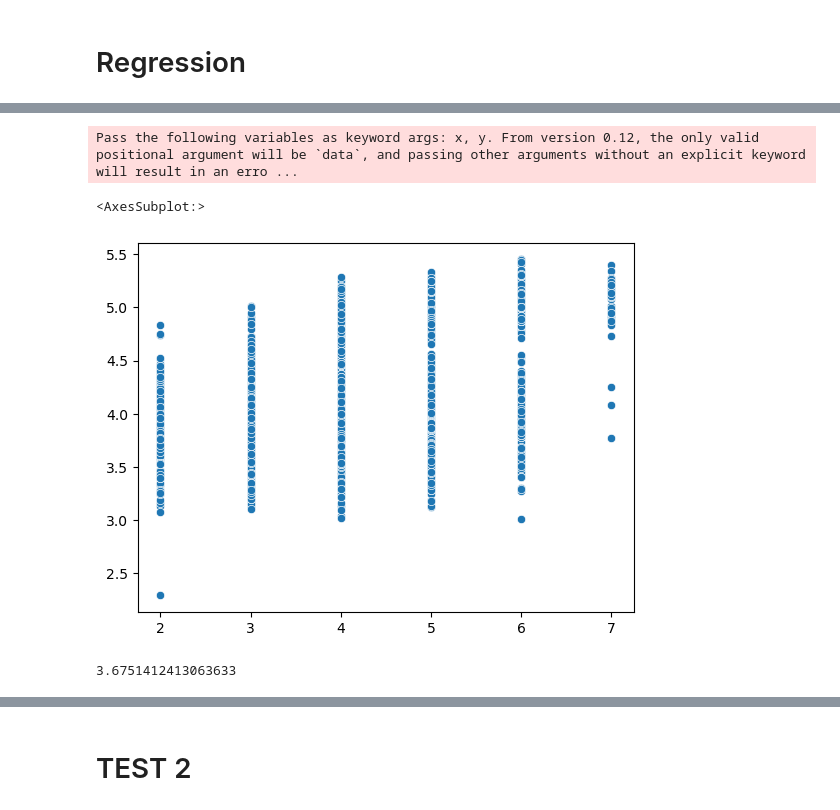
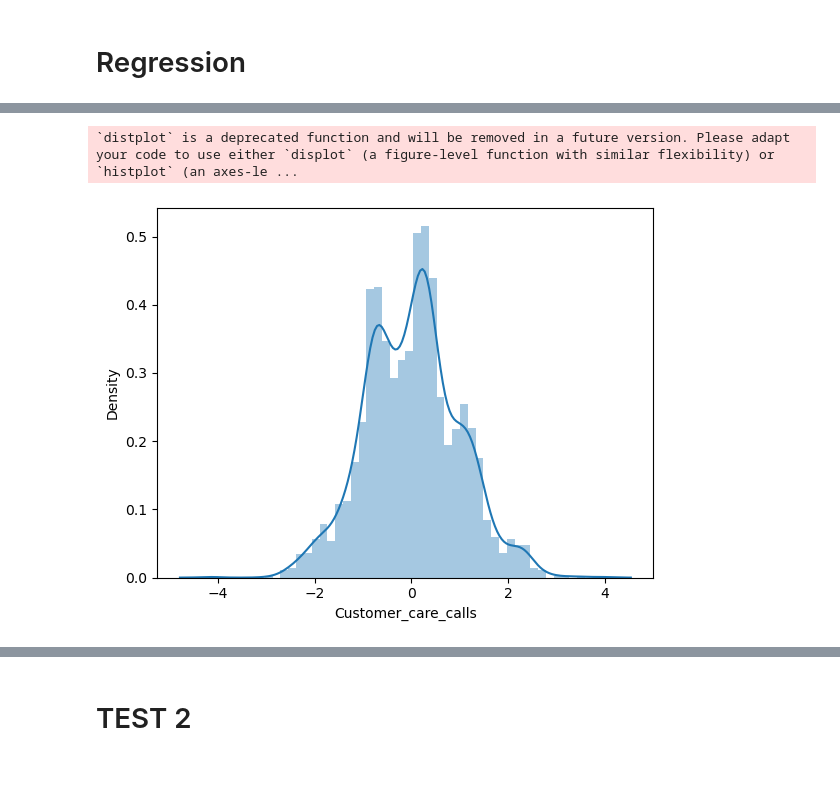
Before and after one commit to fahadalhrbi91/Bootcamp-Project-4-Machine-Learning, a Jupyter notebook: project4.ipynb, the cells around one changed output, grey strips where cells are left out. Drawn from its saved outputs; the diff is of its cells as text; code cells hidden in the pictures; blank space fills up the shorter version.

```diff
--- a/project4.ipynb
+++ b/project4.ipynb
@@ -154,4 +154,4 @@ array([3, 4, 0, 1, 2])
 # %%
-DF['Mode_of_Shipment'] = DF['Mode_of_Shipment'].map({'Flight': 0, 'Ship': 1, 'Road': 2})
+DF['Mode_of_Shipment'] = DF['Mode_of_Shipment'].map({'Flight': 2, 'Ship': 0, 'Road': 1})
 DF['Mode_of_Shipment'].unique()
 # %% [output]
@@ -164,3 +164,5 @@ array([0, 1, 2])
+# %%
+DF['Weight_in_kg'] = DF['Weight_in_gms'] / 1000
 # %%
 DF
 # %% [output]
@@ -214,0 +447,12 @@ DF.hist();
+# %%
+X = DF[['Warehouse_block', 'Mode_of_Shipment', 'Customer_care_calls',
+       'Customer_rating', 'Cost_of_the_Product', 'Prior_purchases',
+       'Product_importance', 'Gender', 'Discount_offered', 'Weight_in_gms',
+       'Reached.on.Time_Y.N']]
+y = DF['Gender']
+
+X_train, X_test, y_train, y_test = train_test_split(X, y, test_size=0.2, random_state=13)
+from sklearn.linear_model import LinearRegression
+lm = LinearRegression()
+lm.fit(X_train,y_train)
+print(lm.intercept_)
@@ -215,23 +472,21 @@ DF.hist();
 # %%
-X = DF.drop('Customer_care_calls', axis=1)
-y = DF['Customer_care_calls']
 
-X_train, X_test, y_train, y_test = train_test_split(X, y, test_size=0.2, random_state=42)
 
-model = LinearRegression()
-model.fit(X_train, y_train)
+from xgboost import XGBRegressor  ### very good
+model1 = XGBRegressor()
+model1.fit(X_train, y_train)
 
-predictions = model.predict(X_test)
+predictions = model1.predict(X_test)
 
-mae = mean_absolute_error(y_test, predictions)
-mse = mean_squared_error(y_test, predictions)
-rmse = np.sqrt(mse)
-r2 =r2_score(y_test, predictions)
+mae1 = mean_absolute_error(y_test, predictions)
+mse1 = mean_squared_error(y_test, predictions)
+rmse1 = np.sqrt(mse1)
+r2_1 =r2_score(y_test, predictions)
 
 print(f'''
-     MAE: {mae}
-     MSE: {mse}
-     RMSE: {rmse}
-     R^2: {r2}
+     MAE: {mae1}
+     MSE: {mse1}
+     RMSE: {rmse1}
+     R^2: {r2_1}
 ''')
 # %% [output]
@@ -242,11 +513,5 @@ print(f'''
 # %%
-sns.scatterplot(np.array(y_test),model.predict(X_test)
-)
+sns.distplot((y_test-model1.predict(X_test)),bins=50);
 # %% [output]
-Pass the following variables as keyword args: x, y. From version 0.12, the only valid positional argument will be `data`, and passing other arguments without an explicit keyword will result in an erro ...
+`distplot` is a deprecated function and will be removed in a future version. Please adapt your code to use either `displot` (a figure-level function with similar flexibility) or `histplot` (an axes-le ...
-<AxesSubplot:>
-[figure, old version]
+[figure, new version]
-# %%
-model.intercept_
-# %% [output]
-3.6751412413063633
```
Also changed, not shown: parts of 49 cells of this notebook, 3 other files.
